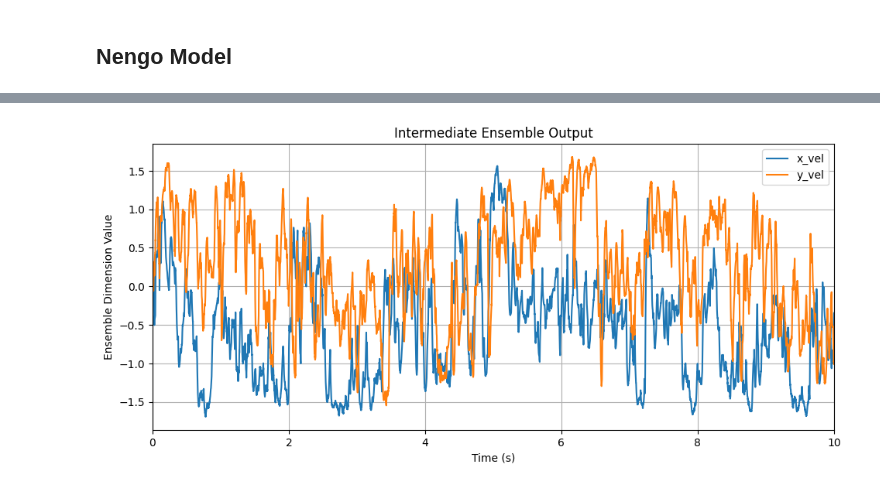
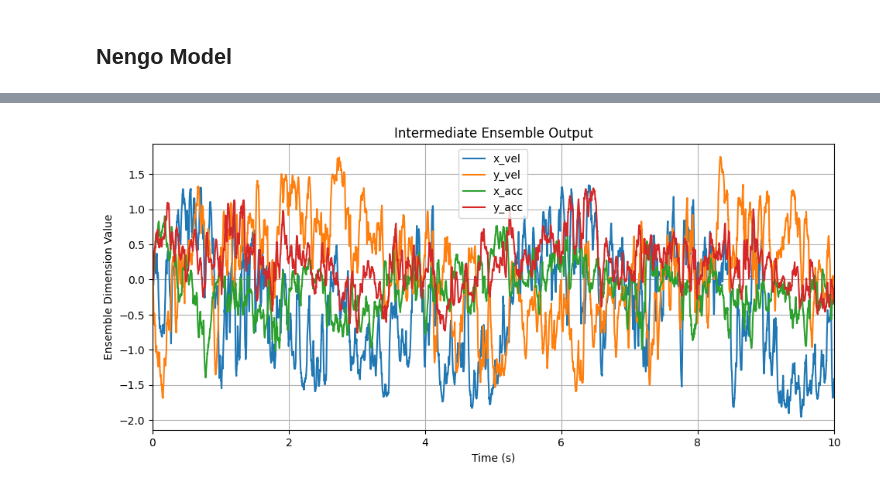
Before and after one commit to WAT-ai/BCI-Signal-Decoding, a Jupyter notebook: src/NengoDecodingModel/main.ipynb, the cells around one changed output, grey strips where cells are left out. Drawn from its saved outputs; the diff is of its cells as text; code cells hidden in the pictures.

```diff
--- a/src/NengoDecodingModel/main.ipynb
+++ b/src/NengoDecodingModel/main.ipynb
@@ -104,3 +119,3 @@ def functional_decoder(file_path, test_size):
 # %%
-decoder, decoder_reg, test_spikes, test_kinematic, scale_factor = functional_decoder(datafile_path, 0.4)
+decoder, decoder_reg, test_spikes, test_kinematic, velocity_scale, acceleration_scale = functional_decoder(datafile_path, 0.4)
 # %% [output]
@@ -126,7 +143,7 @@ spikes = spikes*dti
 np.random.seed(0)
 with nengo.Network() as model:
     input_node = Node(lambda t: spikes[:,int(t / dt) - 1])
-    ensemble = Ensemble(n_neurons=5000, dimensions=2, radius = 1)
+    ensemble = Ensemble(n_neurons=5000, dimensions=4, radius = 1)
     connector = Connection(input_node, ensemble, transform=decoder_reg, synapse=0.025)
     p_post = nengo.Probe(ensemble, synapse=0.01) # A probe enables us to assess the simulation data for a specific model component
 
@@ -148 +165 @@ Simulation finished in 0:00:05.
-[figure, old version]
+[figure, new version]
```
Also changed, not shown: parts of 13 cells of this notebook.
